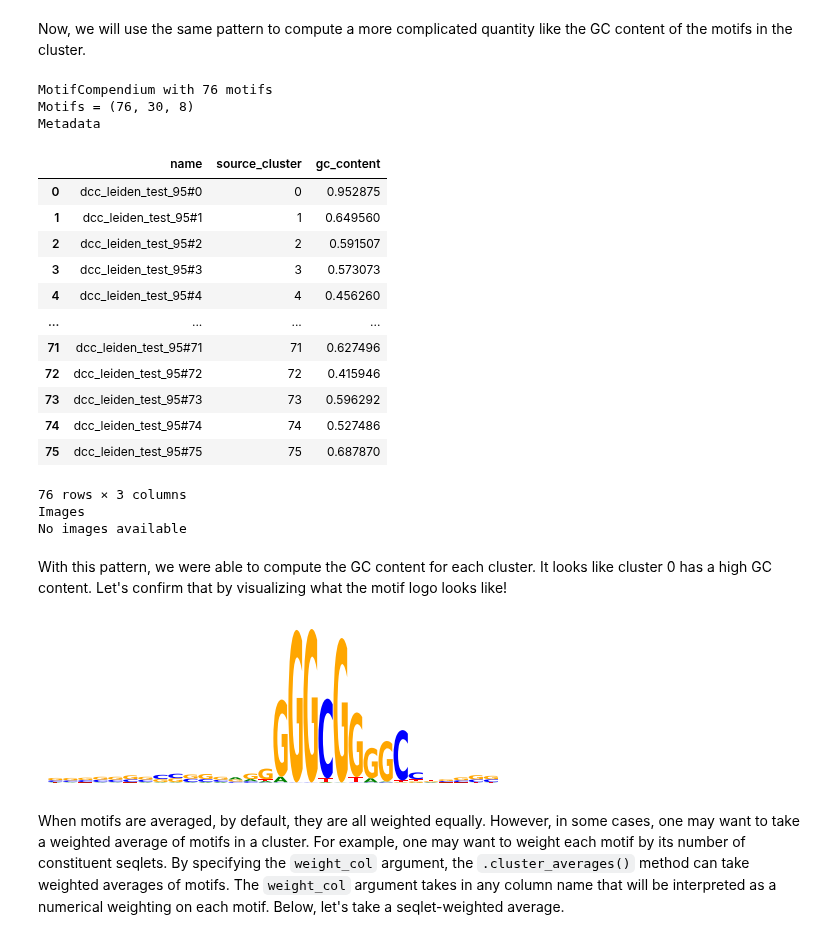
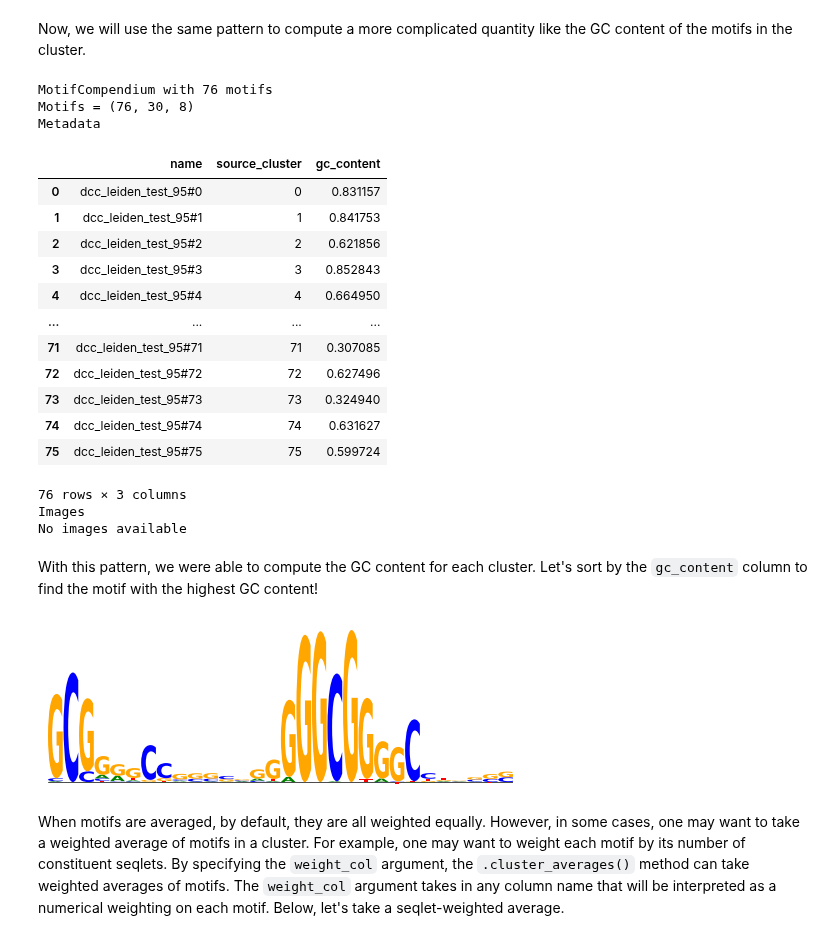
Before and after one commit to kundajelab/MotifCompendium, a Jupyter notebook: tutorials/3_motif_clustering.ipynb, the cells around one changed output. Saved outputs shown, nothing was run; the diff lists cells and outputs as text; code cells hidden in the pictures.

Commit message:
tutorial 3 finalized

```diff
--- a/tutorials/3_motif_clustering.ipynb
+++ b/tutorials/3_motif_clustering.ipynb
@@ -19,8 +48,8 @@ Note that clustering itself does not require or utilize the GPU, but computing a
 In this tutorial, we will begin by building a MotifCompendium in the same way that it was built in the first tutorial.
 # %%
 modisco_dict = {
-    "cardiomyocyte": "/oak/stanford/groups/akundaje/salil512/resources/MotifCompendium_Tutorial_Resources/cardiomyocyte_modisco_output.h5",
-    "endothelial": "/oak/stanford/groups/akundaje/salil512/resources/MotifCompendium_Tutorial_Resources/endothelial_modisco_output.h5"
+    "cardiomyocyte": "tutorial_data/cardiomyocyte_modisco_output.h5",
+    "endothelial": "tutorial_data/endothelial_modisco_output.h5"
 }
 mc = MotifCompendium.build_from_modisco(modisco_dict)
 mc
@@ -740,27 +792,27 @@ MotifCompendium with 76 motifs
 Motifs = (76, 30, 8)
 Metadata
 |  | name | source_cluster | gc_content |
-| 0 | dcc_leiden_test_95#0 | 0 | 0.952875 |
-| 1 | dcc_leiden_test_95#1 | 1 | 0.649560 |
-| 2 | dcc_leiden_test_95#2 | 2 | 0.591507 |
-| 3 | dcc_leiden_test_95#3 | 3 | 0.573073 |
-| 4 | dcc_leiden_test_95#4 | 4 | 0.456260 |
+| 0 | dcc_leiden_test_95#0 | 0 | 0.831157 |
+| 1 | dcc_leiden_test_95#1 | 1 | 0.841753 |
+| 2 | dcc_leiden_test_95#2 | 2 | 0.621856 |
+| 3 | dcc_leiden_test_95#3 | 3 | 0.852843 |
+| 4 | dcc_leiden_test_95#4 | 4 | 0.664950 |
 | ... | ... | ... | ... |
-| 71 | dcc_leiden_test_95#71 | 71 | 0.627496 |
-| 72 | dcc_leiden_test_95#72 | 72 | 0.415946 |
-| 73 | dcc_leiden_test_95#73 | 73 | 0.596292 |
-| 74 | dcc_leiden_test_95#74 | 74 | 0.527486 |
-| 75 | dcc_leiden_test_95#75 | 75 | 0.687870 |
+| 71 | dcc_leiden_test_95#71 | 71 | 0.307085 |
+| 72 | dcc_leiden_test_95#72 | 72 | 0.627496 |
+| 73 | dcc_leiden_test_95#73 | 73 | 0.324940 |
+| 74 | dcc_leiden_test_95#74 | 74 | 0.631627 |
+| 75 | dcc_leiden_test_95#75 | 75 | 0.599724 |
 76 rows × 3 columns
 Images
 No images available
 # %% [markdown]
-With this pattern, we were able to compute the GC content for each cluster. It looks like cluster 0 has a high GC content. Let's confirm that by visualizing what the motif logo looks like!
+With this pattern, we were able to compute the GC content for each cluster. Let's sort by the `gc_content` column to find the motif with the highest GC content!
 # %%
-import MotifCompendium.utils.plotting as utils_plotting
-utils_plotting.plot_motif(mc_avg_noaggr.get_standard_motif_stack()[0], show=True)
+most_gc_cluster = mc_avg_noaggr.sort("gc_content", ascending=False).get_standard_motif_stack()[0]
+utils_plotting.plot_motif(most_gc_cluster, show=True)
 # %% [output]
-[figure, old version]
+[figure, new version]
 # %% [markdown]
 When motifs are averaged, by default, they are all weighted equally. However, in some cases, one may want to take a weighted average of motifs in a cluster. For example, one may want to weight each motif by its number of constituent seqlets. By specifying the `weight_col` argument, the `.cluster_averages()` method can take weighted averages of motifs. The `weight_col` argument takes in any column name that will be interpreted as a numerical weighting on each motif. Below, let's take a seqlet-weighted average.
 # %%
```
Also changed, not shown: parts of 44 cells of this notebook, 3 other files.
